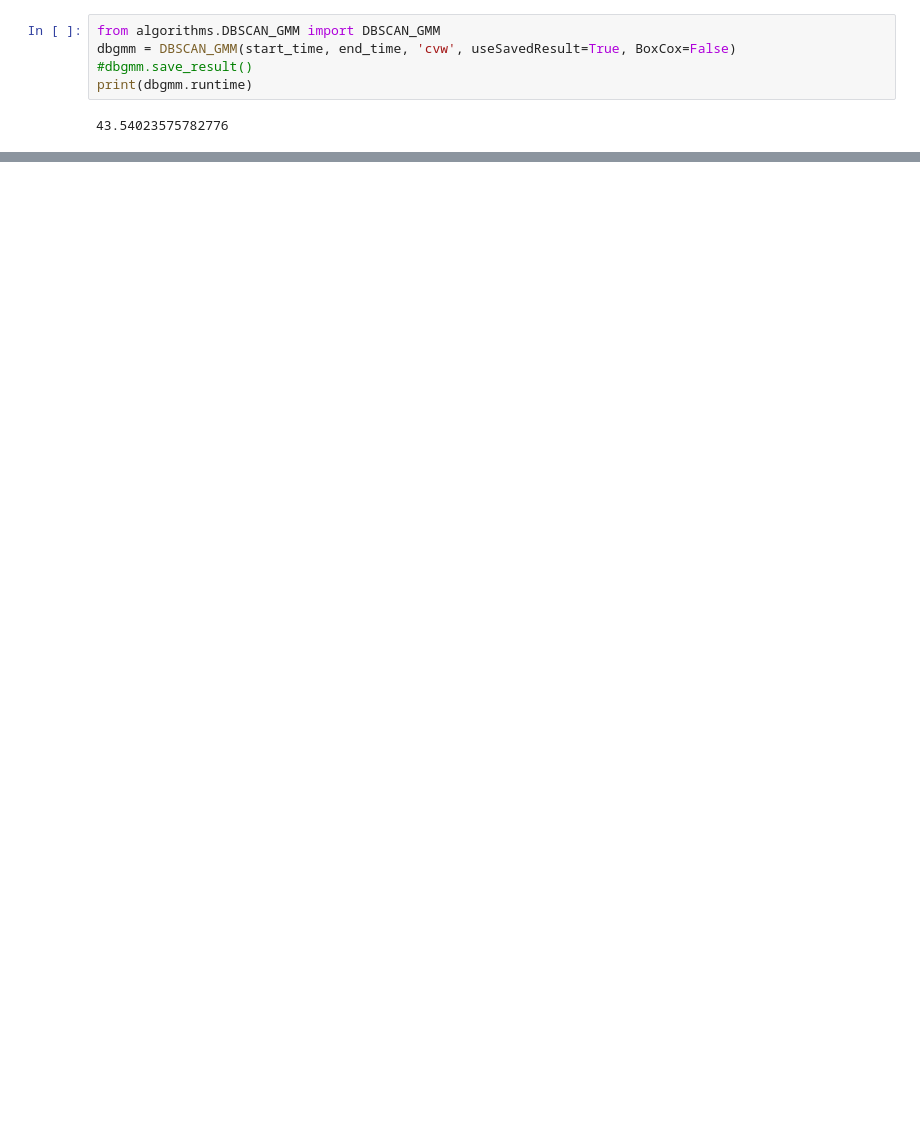
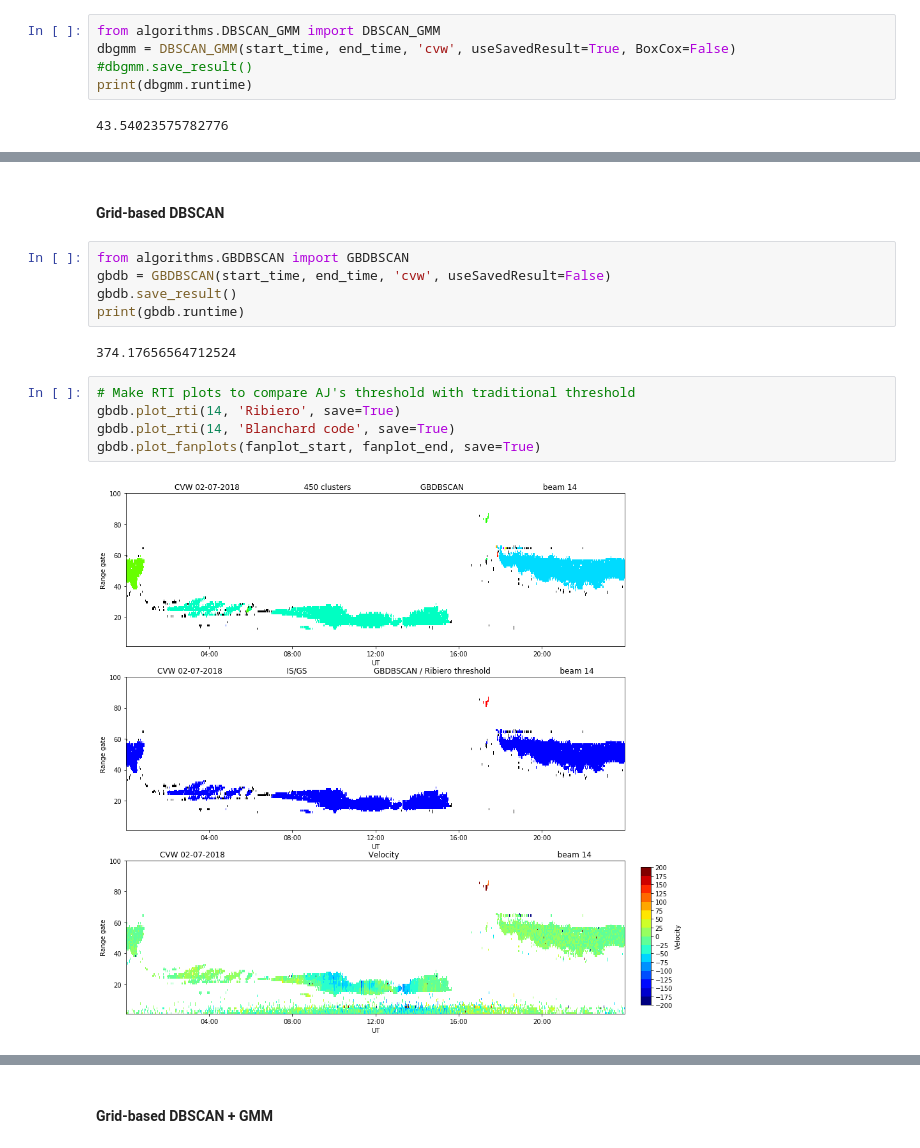
Before and after one commit to vtsuperdarn/clustering_superdarn_data, a Jupyter notebook: cluster.ipynb, the cells around one changed output, grey strips where cells are left out. Saved outputs shown, nothing was run; the diff lists cells and outputs as text; blank space fills up the shorter version.

```diff
--- a/cluster.ipynb
+++ b/cluster.ipynb
@@ -58,0 +58,16 @@ dbgmm.plot_fanplots(fanplot_start, fanplot_end, save=True)
+# %% [markdown]
+#### Grid-based DBSCAN
+# %%
+from algorithms.GBDBSCAN import GBDBSCAN
+gbdb = GBDBSCAN(start_time, end_time, 'cvw', useSavedResult=False)
+gbdb.save_result()
+print(gbdb.runtime)
+# %% [output]
+374.17656564712524
+# %%
+# Make RTI plots to compare AJ's threshold with traditional threshold
+gbdb.plot_rti(14, 'Ribiero', save=True)
+gbdb.plot_rti(14, 'Blanchard code', save=True)
+gbdb.plot_fanplots(fanplot_start, fanplot_end, save=True)
+# %% [output]
+[figure, added]
@@ -58,0 +78,2 @@ dbgmm.plot_fanplots(fanplot_start, fanplot_end, save=True)
+# %% [markdown]
+#### Grid-based DBSCAN + GMM
```
Also changed, not shown: parts of 13 cells of this notebook, 5 other files.
